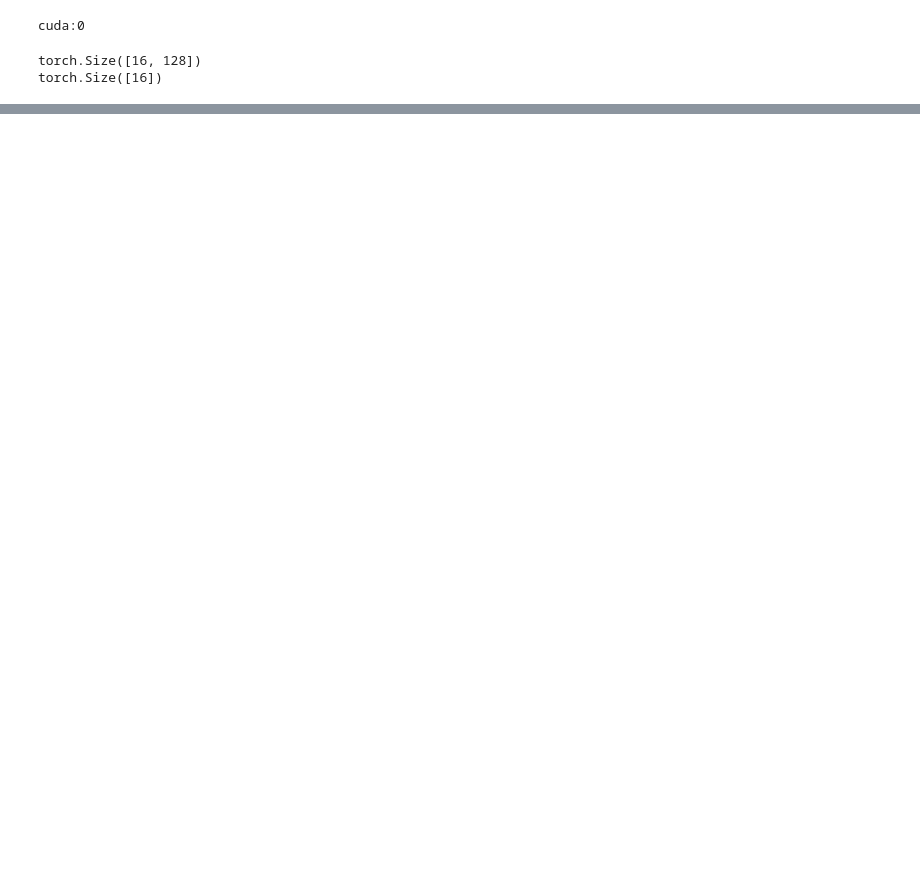
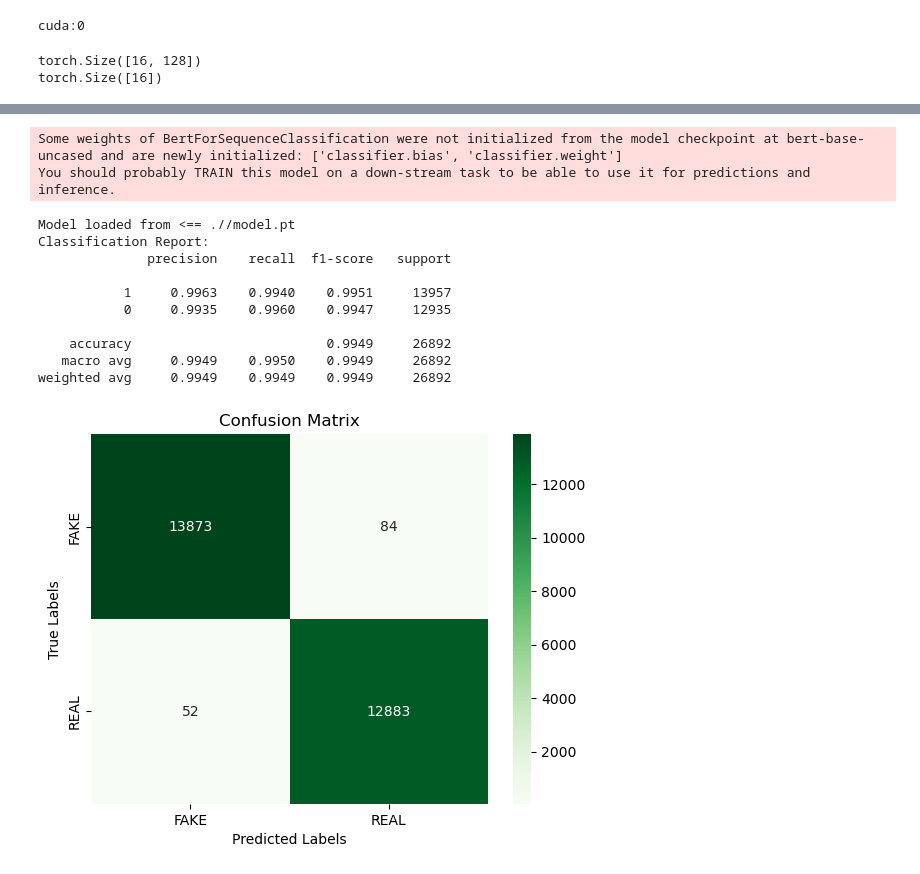
Before and after one commit to kabir-vats/ECE-143-Final-Project, a Jupyter notebook: notebooks/deberta_v2.ipynb, the cells around one changed output, grey strips where cells are left out. Saved outputs shown, nothing was run; the diff lists cells and outputs as text; code cells hidden in the pictures; blank space fills up the shorter version.

Commit message:
99 accuracy again, seems odd

```diff
--- a/notebooks/deberta_v2.ipynb
+++ b/notebooks/deberta_v2.ipynb
@@ -125,7 +125,7 @@ PAD_INDEX = tokenizer.pad_token_id
 UNK_INDEX = tokenizer.unk_token_id
 
 # Load CSV Data
-train_df, valid_df, test_df = dataset_split(ratio = (0.8, 0.1, 0.1))
+train_df, valid_df, test_df = dataset_split(ratio = (0.1, 0.1, 0.8))
 
 # Custom Dataset Class
 class TextDataset(Dataset):
@@ -343,0 +378,52 @@ ValueError: Target size (torch.Size([16])) must be the same as input size (torch
+# %%
+def evaluate(model, test_loader):
+    y_pred = []
+    y_true = []
+
+    model.eval()
+    with torch.no_grad():
+        for batch in test_loader:
+                labels = batch["label"].type(torch.LongTensor)
+                titletext = batch["titletext"].type(torch.LongTensor)
+                labels = labels.to(device)
+                titletext = titletext.to(device)
+                output = model(titletext, labels)
+
+                _, output = output
+                y_pred.extend(torch.argmax(output, 1).tolist())
+                y_true.extend(labels.tolist())
+
+    print('Classification Report:')
+    print(classification_report(y_true, y_pred, labels=[1,0], digits=4))
+
+    cm = confusion_matrix(y_true, y_pred, labels=[1,0])
+    ax= plt.subplot()
+    sns.heatmap(cm, annot=True, ax = ax, cmap='Greens', fmt="d")
+
+    ax.set_title('Confusion Matrix')
+
+    ax.set_xlabel('Predicted Labels')
+    ax.set_ylabel('True Labels')
+
+    ax.xaxis.set_ticklabels(['FAKE', 'REAL'])
+    ax.yaxis.set_ticklabels(['FAKE', 'REAL'])
+# %%
+best_model = BERT().to(device)
+
+load_checkpoint("./" + '/model.pt', best_model)
+
+evaluate(best_model, test_loader)
+# %% [output]
+Some weights of BertForSequenceClassification were not initialized from the model checkpoint at bert-base-uncased and are newly initialized: ['classifier.bias', 'classifier.weight']
+You should probably TRAIN this model on a down-stream task to be able to use it for predictions and inference.
+Model loaded from <== .//model.pt
+Classification Report:
+              precision    recall  f1-score   support
+
+           1     0.9963    0.9940    0.9951     13957
+           0     0.9935    0.9960    0.9947     12935
+
+    accuracy                         0.9949     26892
+   macro avg     0.9949    0.9950    0.9949     26892
+weighted avg     0.9949    0.9949    0.9949     26892
+[figure, added]
```
Also changed, not shown: parts of 3 cells of this notebook, 1 other file.
